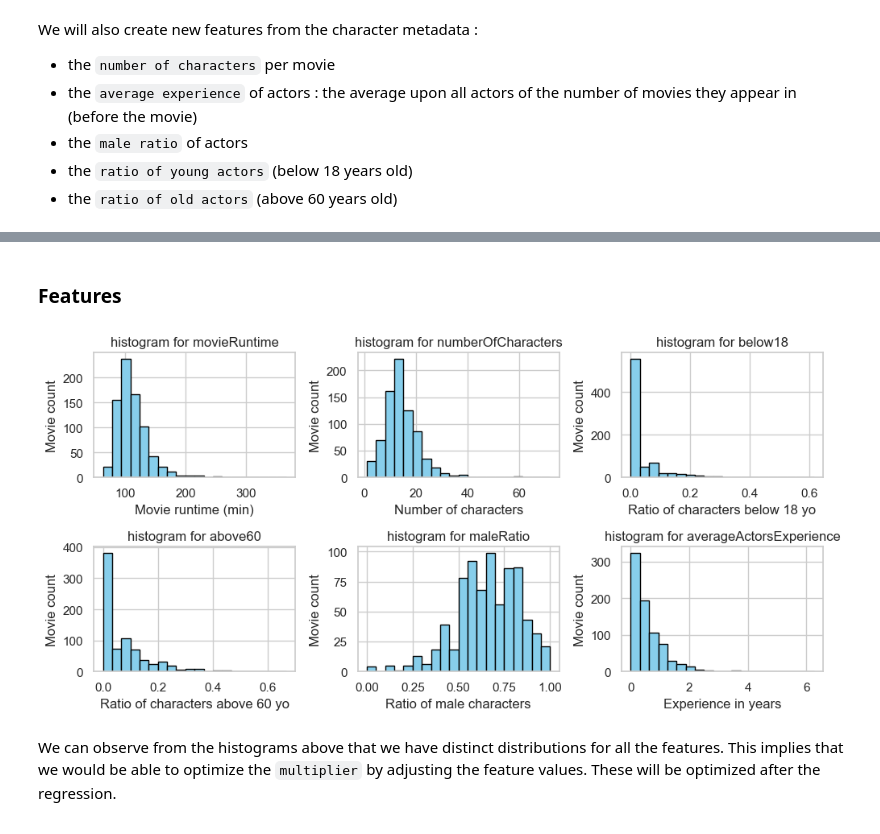
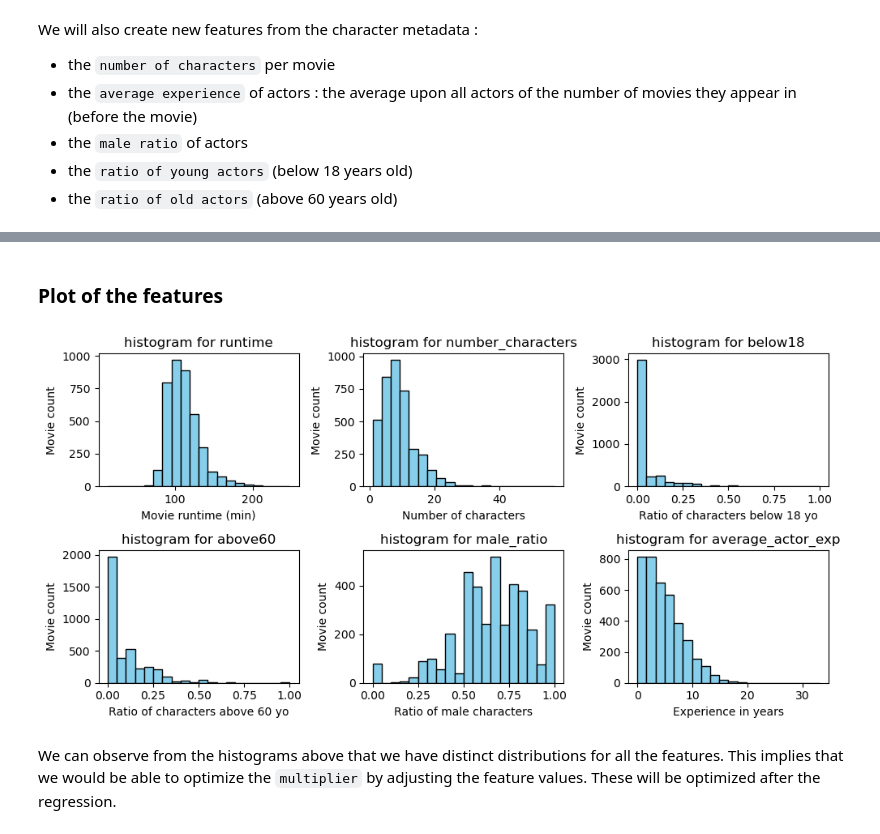
Before and after one commit to epfl-ada/ada-2023-project-thesuricates, a Jupyter notebook: milestone3.ipynb, the cells around one changed output, grey strips where cells are left out. Cells and saved outputs as stored; diff of their text form; code cells hidden in the pictures.

```diff
--- a/milestone3.ipynb
+++ b/milestone3.ipynb
@@ -51,6 +72,6 @@ First we will use features which already exist in the movie metadata : the `runt
 # %%
 # Create a new dataframe using movie information
-movie_features = cleaned_movie[['budget', 'revenue', 'release_date', 'runtime',
+movie_features = cleaned_movie[['movie_id', 'title', 'budget', 'revenue', 'release_date', 'runtime',
                               'original_language', 'genres']].copy()
 movie_features.head()
 # %% [output]
@@ -93,11 +94,0 @@ cleaned_character.drop_duplicates(subset=['actor_id', 'movie_id'],inplace=True)
-# %%
-def actor_age_for_movie(df):
-
-   release_date = df.release_date.apply(convert_to_datetime).dt.year
-   birth_date = df.birthday.apply(convert_to_datetime).dt.year
-
-   age = int((release_date-birth_date).iloc[0])
-   return age
-
-
-cleaned_character["age"] = cleaned_character.groupby(level=0).apply(actor_age_for_movie)
@@ -106,19 +95,16 @@ cleaned_character["age"] = cleaned_character.groupby(level=0).apply(actor_age_fo
 # %%
-
-
 # Total number of characters, number by age category and by gender
 counts = cleaned_character.groupby('movie_id').agg(
-    numberOfCharacters=('actorName', 'size'),
-    below18=('actorAge', lambda x: (x < 18).sum()),
-    above60=('actorAge', lambda x: (x > 60).sum()),
-    maleRatio=('actorGender', lambda x: (x == 'M').sum())
+    number_characters=('actor_id', 'size'),
+    below18=('age', lambda x: (x < 18).sum()),
+    above60=('age', lambda x: (x > 60).sum()),
+    male_ratio=('gender', lambda x: (x == 2).sum())
 ).reset_index()
 
 # We change the number of characters by age/gender by the ratio above total number of characters
-counts['below18'] = counts['below18'] / counts['numberOfCharacters']
-counts['above60'] = counts['above60'] / counts['numberOfCharacters']
-counts['maleRatio'] = counts['maleRatio'] / counts['numberOfCharacters']
+counts['below18'] = counts['below18'] / counts['number_characters']
+counts['above60'] = counts['above60'] / counts['number_characters']
+counts['male_ratio'] = counts['male_ratio'] / counts['number_characters']
 
 # Add the new columns to our movie_features dataframe
-movie_features = pd.merge(movie_features, counts, left_on='wikiPageID', right_on='wikiPageID', how='left')
-movie_features.head()
+movie_features = pd.merge(movie_features, counts, left_on='movie_id', right_on='movie_id', how='left')
@@ -127,16 +111,17 @@ TypeError: apply() missing 1 required positional argument: 'func'
 # %%
 # Actors' experience
+
 # Sort by the date of release (dor) within each actor group
-sorted_character = cleaned_character.sort_values(['actorName', 'DateOfRelease'])
+sorted_character = cleaned_character.sort_values(['actor_id', 'release_date'])
 
 # Calculate cumulative count of movies for each actor up to the current movie
-sorted_character['cumulative_movie_count'] = sorted_character.groupby('actorName').cumcount()
+sorted_character['cumulative_movie_count'] = sorted_character.groupby('actor_id').cumcount()
 
 # Group by movie (wiki_id) and calculate the mean upon all actors of cumulative movie counts for each movie
-experience_per_movie = sorted_character.groupby('wikiPageID')['cumulative_movie_count'].mean().reset_index()
-experience_per_movie.columns = ['wikiPageID', 'averageActorsExperience']
+experience_per_movie = sorted_character.groupby('movie_id')['cumulative_movie_count'].mean().reset_index()
+experience_per_movie.columns = ['movie_id', 'average_actor_exp']
 
 # Merge with the 'movie_features' dataframe
-movie_features = pd.merge(movie_features, experience_per_movie, on='wikiPageID', how='left')
+movie_features = pd.merge(movie_features, experience_per_movie, on='movie_id', how='left')
 movie_features.head()
 # %% [output]
@@ -149,27 +134,27 @@ movie_features.head()
-# %% [markdown]
-### Features
+# %% [markdown]
+### Plot of the features
 # %%
 fig, axes = plt.subplots(nrows=2, ncols=3, figsize=(10, 5))
 
 # Flatten the axes array for easier indexing
 axes = axes.flatten()
 
-list_of_features = ['movieRuntime', 'numberOfCharacters', 'below18', 'above60', 'maleRatio', 'averageActorsExperience']
+list_of_features = ['runtime', 'number_characters', 'below18', 'above60', 'male_ratio', 'average_actor_exp']
 list_title = ['Movie runtime (min)', 'Number of characters', 'Ratio of characters below 18 yo','Ratio of characters above 60 yo', 'Ratio of male characters', 'Experience in years']
 # Create histograms in each subplot
 for i in range(6):
     axes[i].hist(movie_features[list_of_features[i]], bins=20, color='skyblue', edgecolor='black')
     axes[i].set_title(f'histogram for {list_of_features[i]}')
     axes[i].set_xlabel(f'{list_title[i]}')
     axes[i].set_ylabel('Movie count')
 
 # Adjust layout to prevent overlapping
 plt.tight_layout()
 
 # Show the plot
 plt.show()
 # %% [output]
-[figure, old version]
+[figure, new version]
 # %% [markdown]
 We can observe from the histograms above that we have distinct distributions for all the features. This implies that we would be able to optimize the `multiplier` by adjusting the feature values. These will be optimized after the regression.
 # %% [markdown]
```
Also changed, not shown: parts of 33 cells of this notebook.
